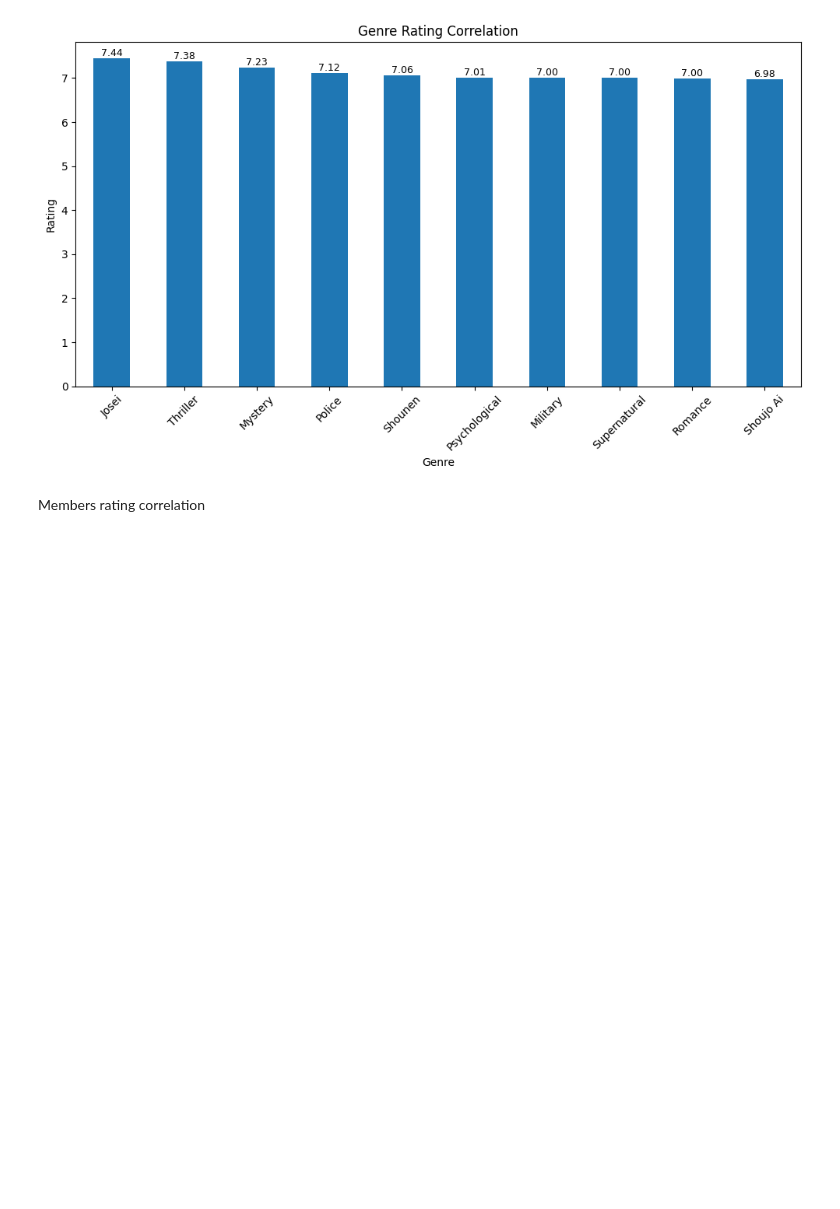
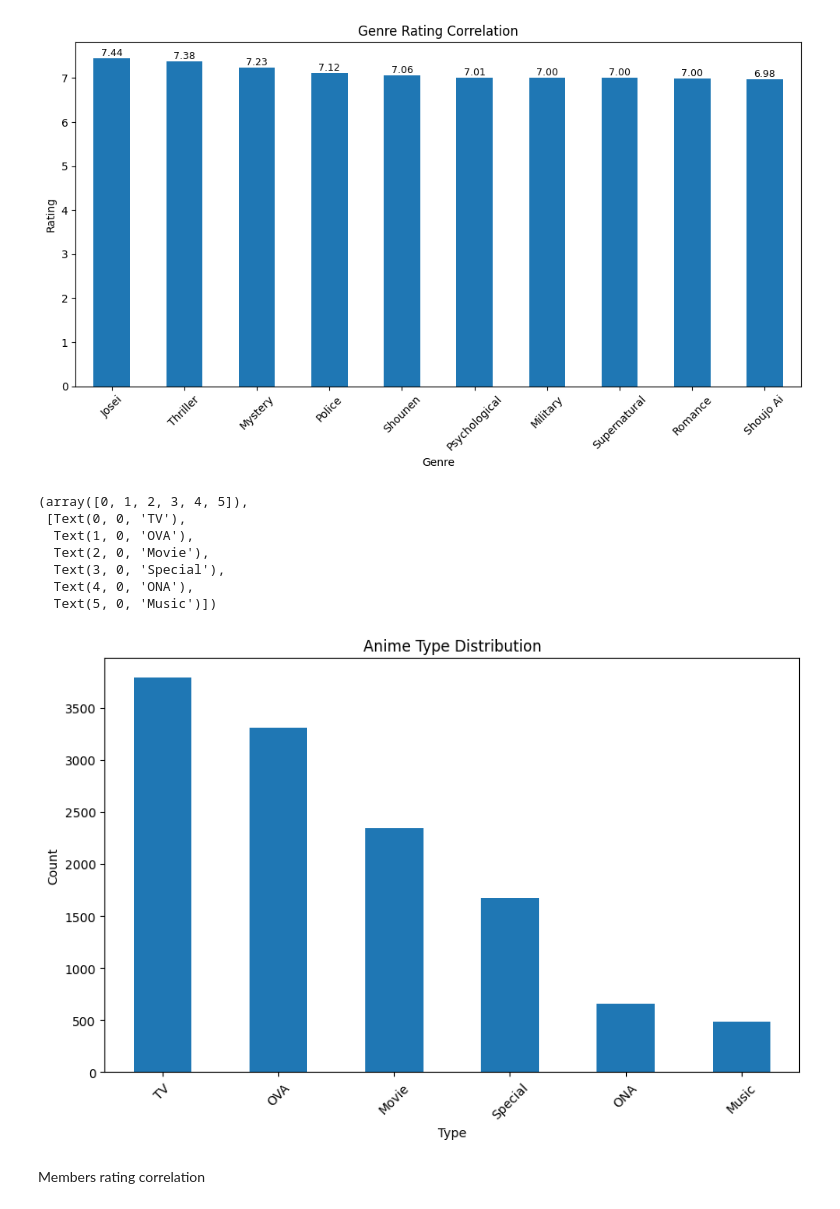
Before and after one commit to AntBap23/Anime-Data-Analysis, a Jupyter notebook: eda.ipynb, the cells around one changed output. Saved outputs shown, nothing was run; the diff lists cells and outputs as text; code cells hidden in the pictures; blank space fills up the shorter version.

```diff
--- a/eda.ipynb
+++ b/eda.ipynb
@@ -65,6 +63,24 @@ plt.tight_layout()
 plt.show()
 # %% [output]
 [figure]
+# %%
+anime_type = df.groupby('type').size().sort_values(ascending=False)
+
+
+ax =anime_type.head(10).plot(kind='bar', figsize=(10, 6))
+plt.title('Anime Type Distribution')
+plt.xlabel('Type')
+plt.ylabel('Count')
+plt.xticks(rotation=45)
+# %% [output]
+(array([0, 1, 2, 3, 4, 5]),
+ [Text(0, 0, 'TV'),
+  Text(1, 0, 'OVA'),
+  Text(2, 0, 'Movie'),
+  Text(3, 0, 'Special'),
+  Text(4, 0, 'ONA'),
+  Text(5, 0, 'Music')])
+[figure, added]
 # %% [markdown]
 Members rating correlation
 # %%
```
Also changed, not shown: parts of 3 cells of this notebook, 3 other files.
